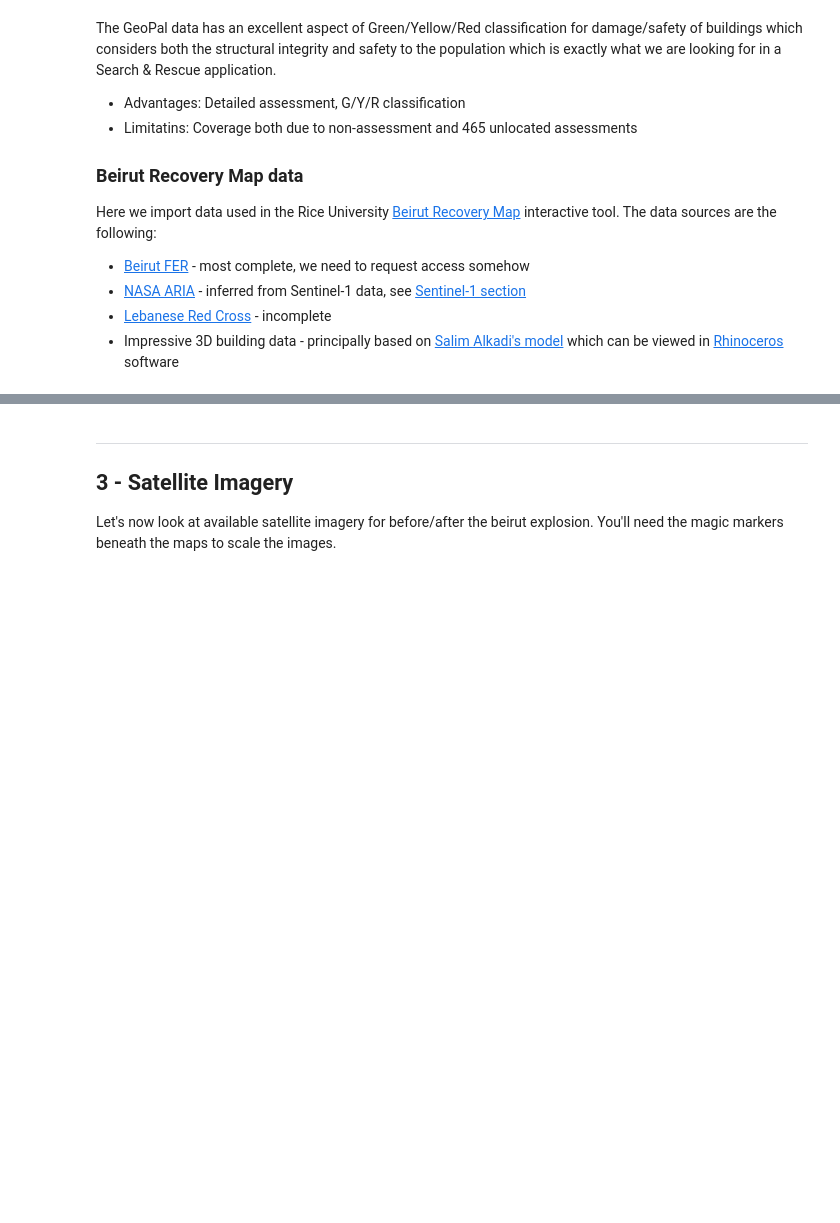
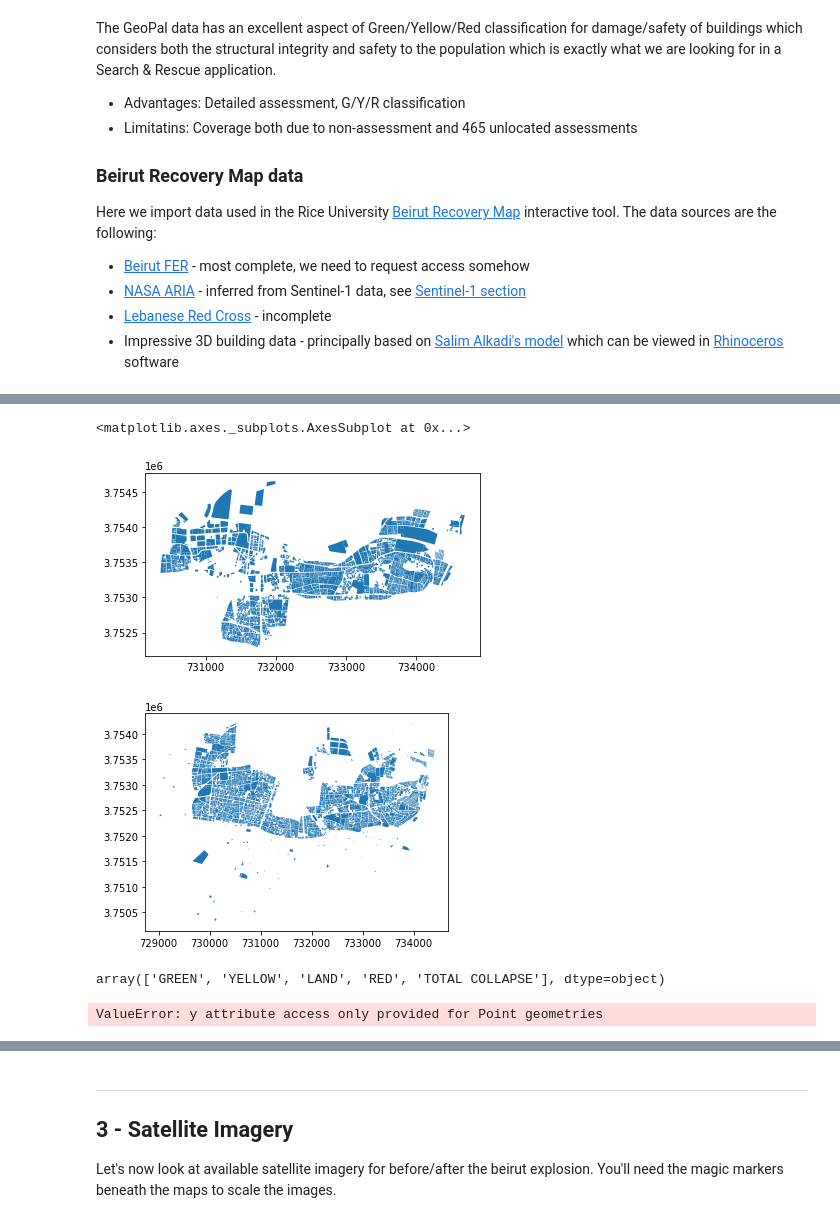
Before and after one commit to luke-scot/damage-assessment, a Jupyter notebook: data_visualisation.ipynb, the cells around one changed output, grey strips where cells are left out. Cells and saved outputs as stored; diff of their text form; code cells hidden in the pictures; blank space fills up the shorter version.

```diff
--- a/data_visualisation.ipynb
+++ b/data_visualisation.ipynb
@@ -231,0 +238,36 @@ Here we import data used in the Rice University [Beirut Recovery Map](https://be
+# %%
+mob = gpd.read_file("data/Classified_Parcels_MoB_20200907.shp")
+survey = gpd.read_file("data/Classified_Parcels_Survey_20200909.shp")
+mob.plot()
+survey.plot()
+# %% [output]
+<matplotlib.axes._subplots.AxesSubplot at 0x...>
+[figure, added]
+[figure, added]
+# %%
+mob.Category.unique()
+# %% [output]
+array(['GREEN', 'YELLOW', 'LAND', 'RED', 'TOTAL COLLAPSE'], dtype=object)
+# %%
+# Plot on map
+m8 = Map(basemap=basemaps.OpenStreetMap.Mapnik, center=[lat, lon], zoom=zoom, scroll_wheel_zoom=True)
+# with open(buildings, 'r') as f: bfs = json.load(f)
+# geo_json = GeoJSON(data=bfs,
+#                    style={'opacity': 1, 'dashArray': '9', 'fillOpacity': 0.5, 'weight': 1},
+#                   hover_style={'color': 'red', 'dashArray': '0', 'fillOpacity': 0.5})
+convert = mob.to_crs("epsg:4326")
+convert['coordinates']  = list(zip(convert.geometry.y, convert.geometry.x))
+convert['coordinates'] = convert['coordinates'].apply(sg.Point)
+convert = gpd.GeoDataFrame(convert, geometry='coordinates', crs = crsObj)
+del(convert['geometry'])
+geo_data = GeoData(geo_dataframe = convert,
+                   style={'color': 'black', 'fillColor': '#3366cc', 'opacity':0.05, 'weight':1.9, 'dashArray':'2', 'fillOpacity':0.6},
+                   hover_style={'fillColor': 'red' , 'fillOpacity': 0.2},
+                   name = 'Countries')
+
+m8.add_layer(geo_data)
+
+display(m8)
+#m1.save('./data/footprintsMap.html',title='Beirut Building Footprints')
+# %% [output]
+ValueError: y attribute access only provided for Point geometries
```
Also changed, not shown: parts of 2 cells of this notebook, 4 other files.
